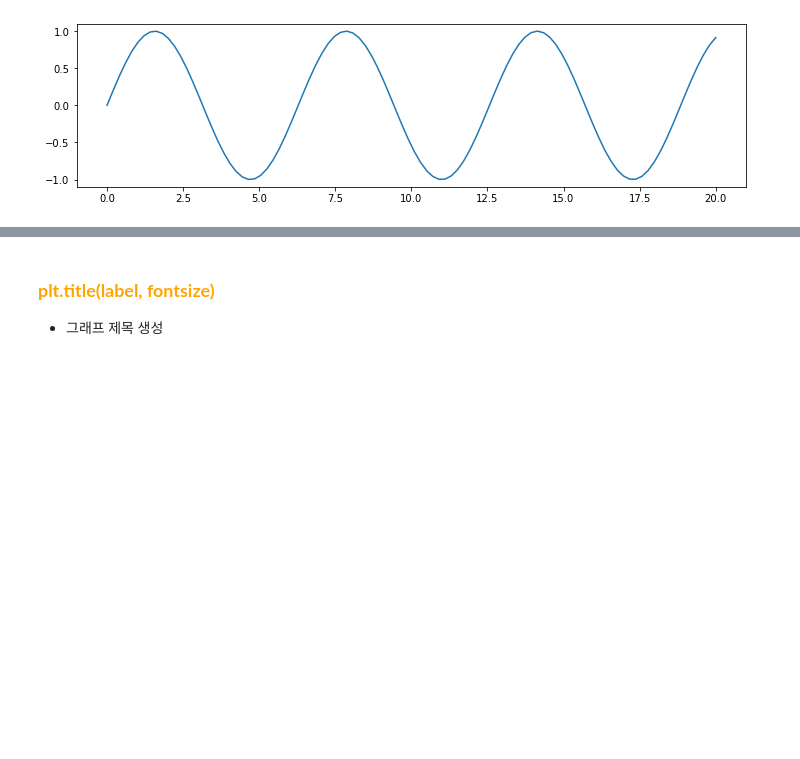
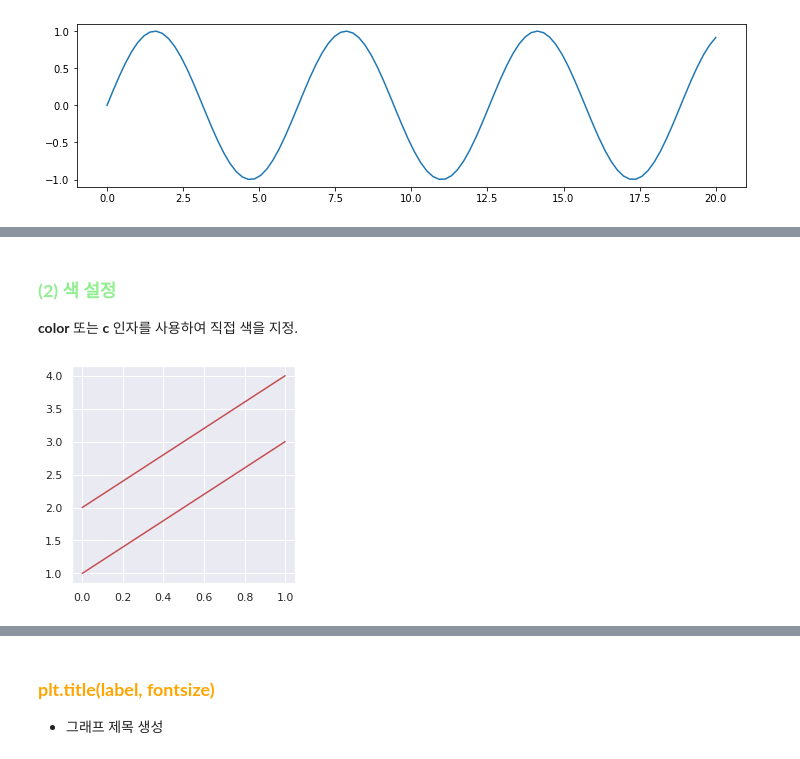
Before and after one commit to GaYounKoh/study, a Jupyter notebook: 2 따릉이/[1w] 0 따릉이 데이터를 활용한 데이터 분석, 학습단계.ipynb, the cells around one changed output, grey strips where cells are left out. Cells and saved outputs as stored; diff of their text form; code cells hidden in the pictures; blank space fills up the shorter version.

```diff
--- a/2 따릉이/[1w] 0 따릉이 데이터를 활용한 데이터 분석, 학습단계.ipynb
+++ b/2 따릉이/[1w] 0 따릉이 데이터를 활용한 데이터 분석, 학습단계.ipynb
@@ -86,0 +184,7 @@ plt.show()
+# %% [markdown]
+### <span style = 'color:lightgreen'> **(2) 색 설정** </span>
+**color** 또는 **c** 인자를 사용하여 직접 색을 지정.
+# %%
+_ = plt.plot([[1,2], [3,4]], color='r')
+# %% [output]
+[figure, added]
```
Also changed, not shown: parts of 42 cells of this notebook, 34 other files.
